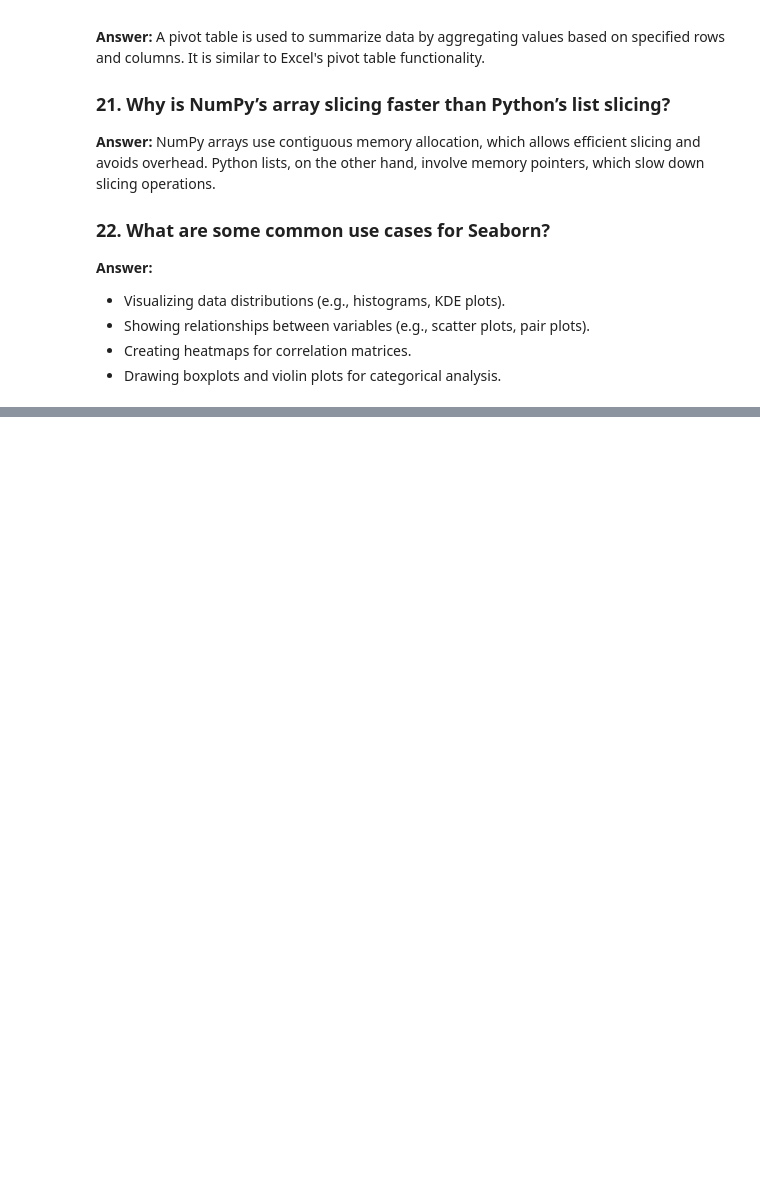
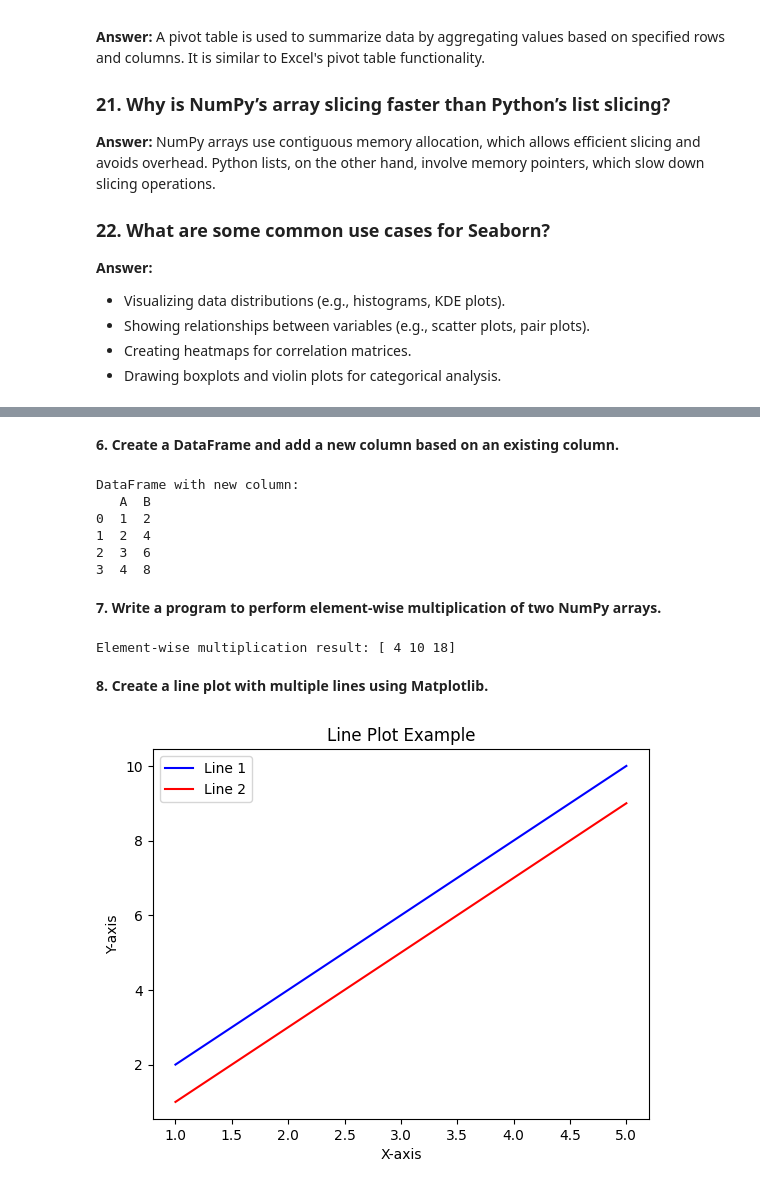
Before and after one commit to shubhamvermapersonal/da_module_questions, a Jupyter notebook: Data_Toolkit.ipynb, the cells around one changed output, grey strips where cells are left out. Saved outputs shown, nothing was run; the diff lists cells and outputs as text; code cells hidden in the pictures; blank space fills up the shorter version.

```diff
--- a/Data_Toolkit.ipynb
+++ b/Data_Toolkit.ipynb
@@ -131,0 +222,58 @@
+# %% [markdown]
+**6. Create a DataFrame and add a new column based on an existing column.**
+# %%
+import pandas as pd
+
+# Create a sample DataFrame
+data = {'A': [1, 2, 3, 4]}
+df = pd.DataFrame(data)
+
+# Add a new column based on an existing column
+df['B'] = df['A'] * 2
+
+print("DataFrame with new column:")
+print(df)
+# %% [output]
+DataFrame with new column:
+   A  B
+0  1  2
+1  2  4
+2  3  6
+3  4  8
+# %% [markdown]
+**7. Write a program to perform element-wise multiplication of two NumPy arrays.**
+# %%
+import numpy as np
+
+# Create two NumPy arrays
+array1 = np.array([1, 2, 3])
+array2 = np.array([4, 5, 6])
+
+# Perform element-wise multiplication
+result = array1 * array2
+
+print("Element-wise multiplication result:", result)
+# %% [output]
+Element-wise multiplication result: [ 4 10 18]
+# %% [markdown]
+**8. Create a line plot with multiple lines using Matplotlib.**
+# %%
+import matplotlib.pyplot as plt
+
+# Sample data
+x = [1, 2, 3, 4, 5]
+y1 = [2, 4, 6, 8, 10]
+y2 = [1, 3, 5, 7, 9]
+
+# Create line plots
+plt.plot(x, y1, label='Line 1', color='blue')
+plt.plot(x, y2, label='Line 2', color='red')
+
+# Add labels and title
+plt.xlabel('X-axis')
+plt.ylabel('Y-axis')
+plt.title('Line Plot Example')
+plt.legend()
+plt.show()
+# %% [output]
+[figure, added]
```
Also changed, not shown: parts of 22 cells of this notebook.
